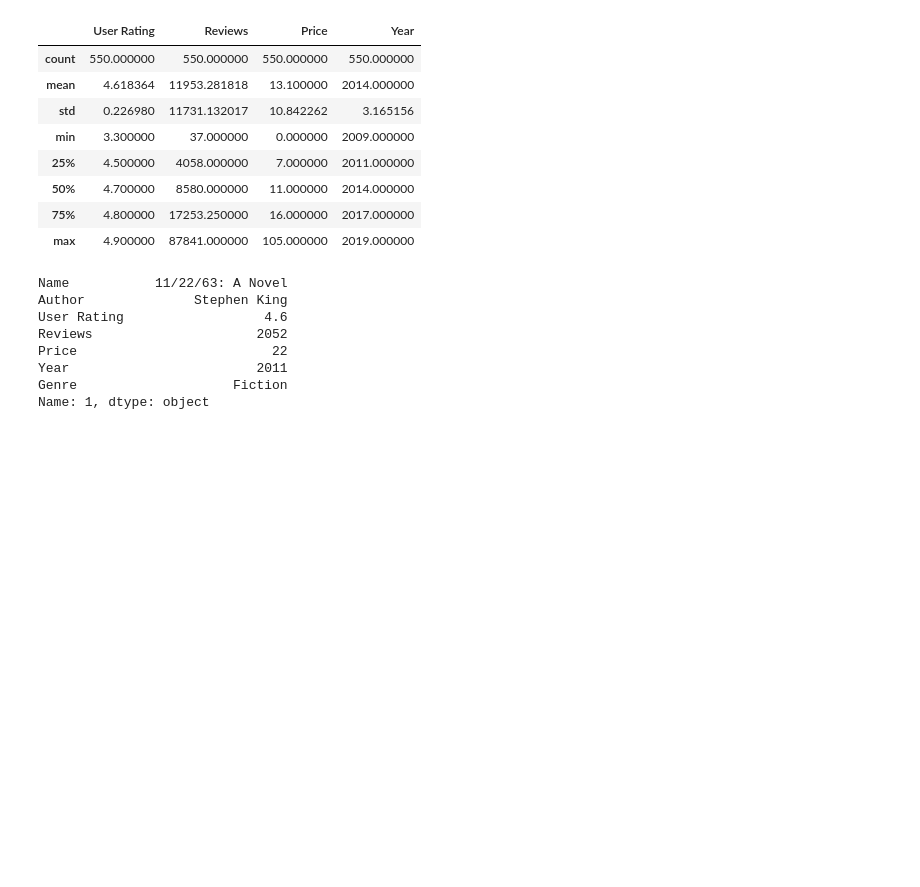
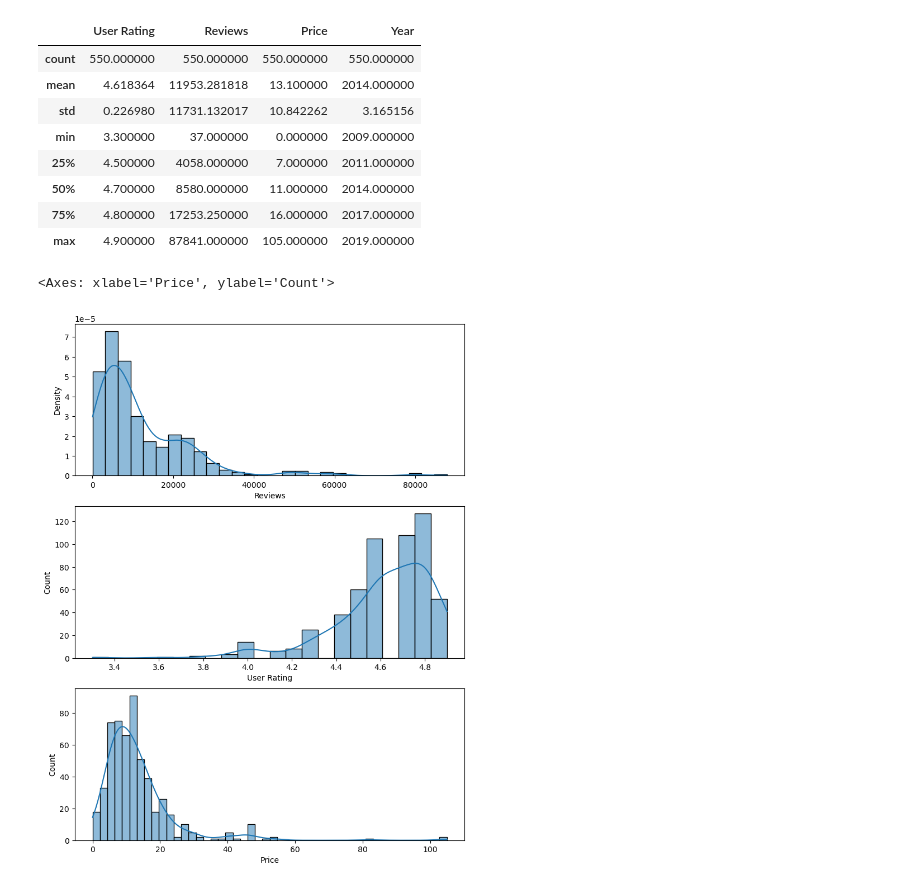
Before and after one commit to NevzatTaha/Top-50-sales-Hypothesis-Testing-and-EDA, a Jupyter notebook: Data Analytic and Visualisation.ipynb, the cells around one changed output. Cells and saved outputs as stored; diff of their text form; code cells hidden in the pictures; blank space fills up the shorter version.

```diff
--- a/Data Analytic and Visualisation.ipynb
+++ b/Data Analytic and Visualisation.ipynb
@@ -52,14 +76,3 @@ df.describe()
 | 50% | 4.700000 | 8580.000000 | 11.000000 | 2014.000000 |
 | 75% | 4.800000 | 17253.250000 | 16.000000 | 2017.000000 |
 | max | 4.900000 | 87841.000000 | 105.000000 | 2019.000000 |
-# %%
-df.loc[1]
-# %% [output]
-Name           11/22/63: A Novel
-Author              Stephen King
-User Rating                  4.6
-Reviews                     2052
-Price                         22
-Year                        2011
-Genre                    Fiction
-Name: 1, dtype: object
@@ -69,0 +79,8 @@ def unique_value(df):
+# %%
+fig,axes=plt.subplots(nrows=3,ncols=1,figsize=(9,12))
+sns.histplot(df["Reviews"],kde=True,ax=axes[0],stat="density" )
+sns.histplot(df["User Rating"],kde=True,ax=axes[1])
+sns.histplot(df["Price"],kde=True,ax=axes[2])
+# %% [output]
+<Axes: xlabel='Price', ylabel='Count'>
+[figure, added]
```
Also changed, not shown: parts of 17 cells of this notebook.
